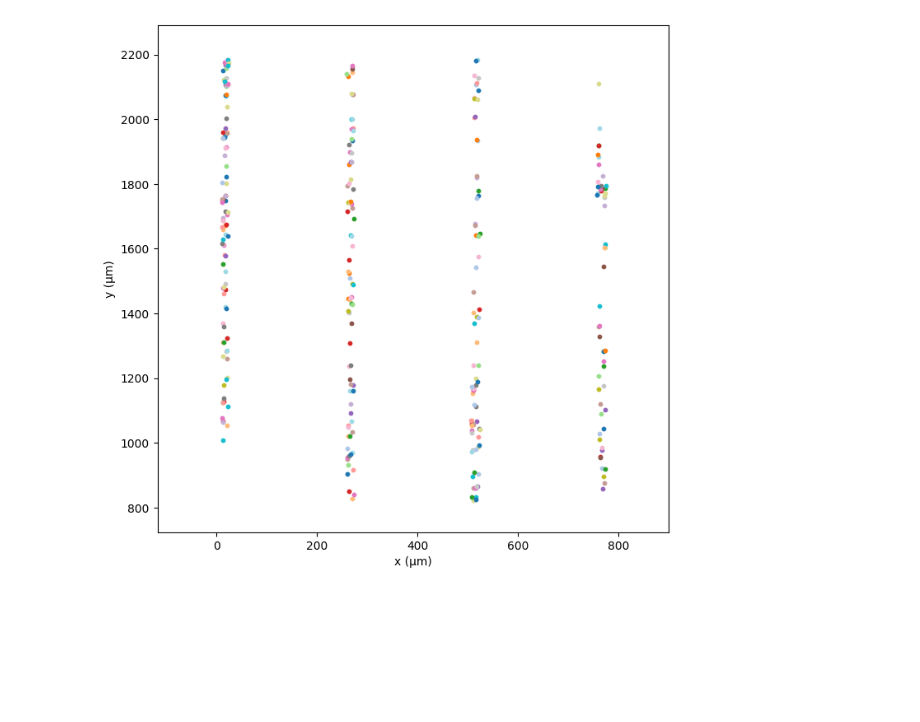
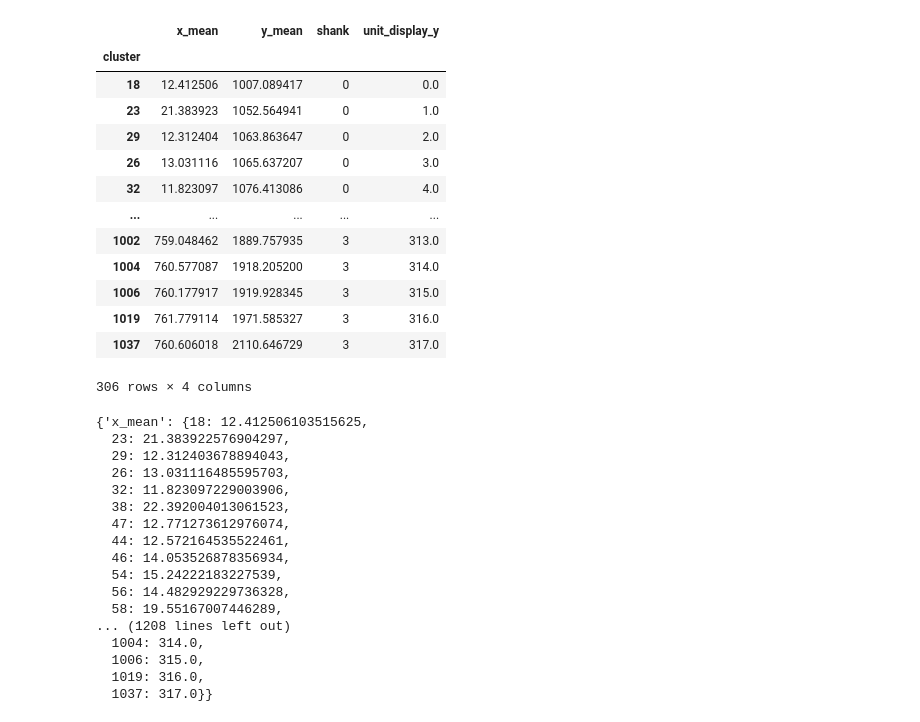
Before and after one commit to Senzai-Lab/viewer, a Jupyter notebook: units_prepare.ipynb, the cells around one changed output. Saved outputs shown, nothing was run; the diff lists cells and outputs as text; code cells hidden in the pictures; blank space fills up the shorter version.

```diff
--- a/units_prepare.ipynb
+++ b/units_prepare.ipynb
@@ -48,13 +56,47 @@ units_df
-# %%
-fig, ax = plt.subplots(figsize=(8, 8))
-
-ax.scatter(ch_pos[:, 0], ch_pos[:, 1], s=25, color='white', marker='s', alpha=0.3)
-
-for cluster_id, unit in units_df.iterrows():
-    ax.scatter(unit['x_median'], unit['y_median'], s=10, color=colormap(cluster_id % 20), marker='o')
-
-ax.set_xlabel('x (µm)')
-ax.set_ylabel('y (µm)')
-ax.set_xmargin(0.15)
-# %% [output]
-[figure, removed]
+# %%
+shank_gap = 4.0
+cursor = 0.0
+units_df["unit_display_y"] = np.nan
+
+for shank, group in units_df.groupby("shank", sort=True):
+    order = group.sort_values(["y_mean", "x_mean"], ascending=[True, True]).index
+    units_df.loc[order, "unit_display_y"] = cursor + np.arange(len(order), dtype=float)
+    cursor += len(order) + shank_gap
+
+units_df = units_df.sort_values("unit_display_y")
+units_df
+# %% [output]
+|  | x_mean | y_mean | shank | unit_display_y |
+| cluster |  |  |  |  |
+| 18 | 12.412506 | 1007.089417 | 0 | 0.0 |
+| 23 | 21.383923 | 1052.564941 | 0 | 1.0 |
+| 29 | 12.312404 | 1063.863647 | 0 | 2.0 |
+| 26 | 13.031116 | 1065.637207 | 0 | 3.0 |
+| 32 | 11.823097 | 1076.413086 | 0 | 4.0 |
+| ... | ... | ... | ... | ... |
+| 1002 | 759.048462 | 1889.757935 | 3 | 313.0 |
+| 1004 | 760.577087 | 1918.205200 | 3 | 314.0 |
+| 1006 | 760.177917 | 1919.928345 | 3 | 315.0 |
+| 1019 | 761.779114 | 1971.585327 | 3 | 316.0 |
+| 1037 | 760.606018 | 2110.646729 | 3 | 317.0 |
+306 rows × 4 columns
+# %%
+units_df.to_dict()
+# %% [output]
+{'x_mean': {18: 12.412506103515625,
+  23: 21.383922576904297,
+  29: 12.312403678894043,
+  26: 13.031116485595703,
+  32: 11.823097229003906,
+  38: 22.392004013061523,
+  47: 12.771273612976074,
+  44: 12.572164535522461,
+  46: 14.053526878356934,
+  54: 15.24222183227539,
+  56: 14.482929229736328,
+  58: 19.55167007446289,
+... (1208 lines left out)
+  1004: 314.0,
+  1006: 315.0,
+  1019: 316.0,
+  1037: 317.0}}
```
Also changed, not shown: parts of 1 cell of this notebook.
